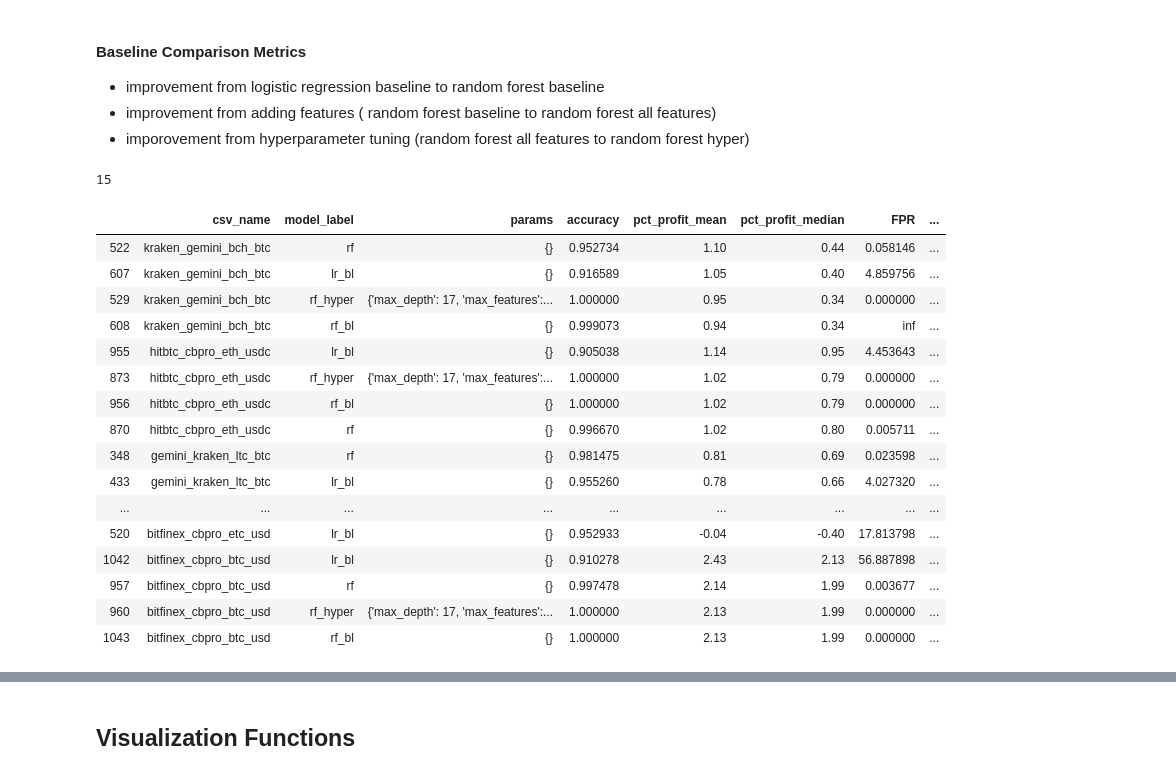
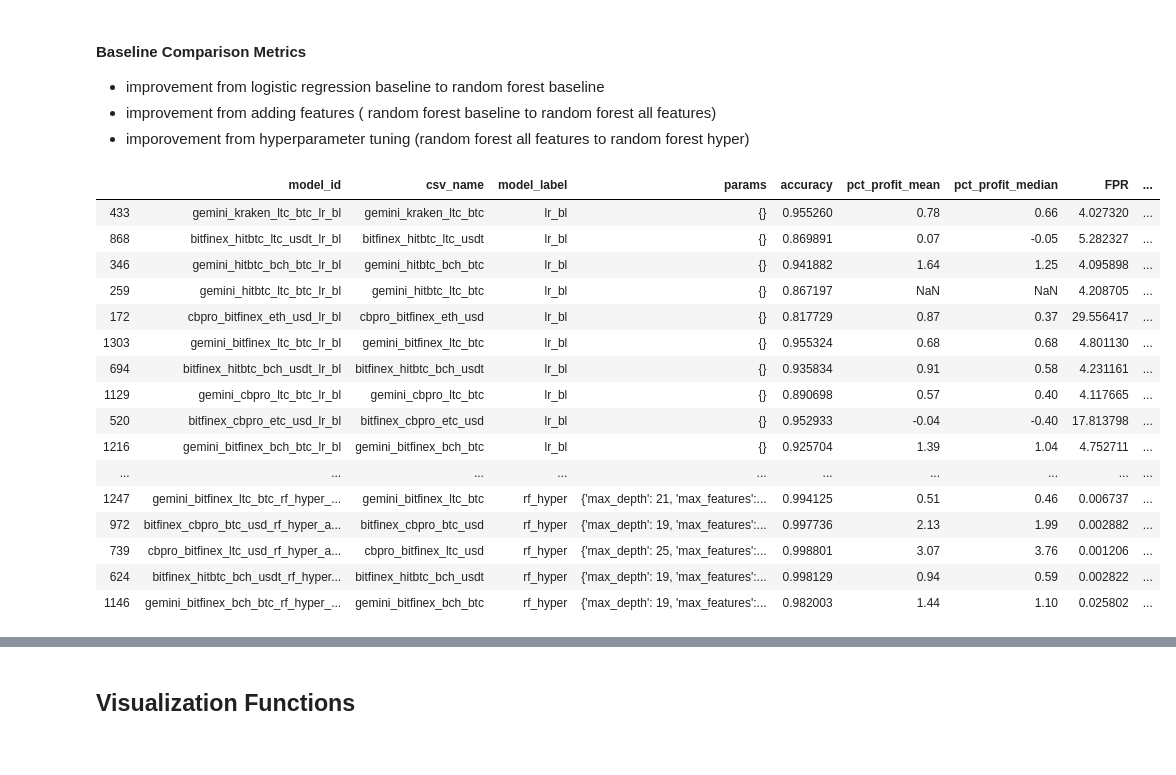
Before and after one commit to Cryptolytic-app/cryptolyticapp, a Jupyter notebook: modeling/3_arbitrage_model_evaluation.ipynb, the cells around one changed output, grey strips where cells are left out. Drawn from its saved outputs; the diff is of its cells as text; code cells hidden in the pictures.

```diff
--- a/modeling/3_arbitrage_model_evaluation.ipynb
+++ b/modeling/3_arbitrage_model_evaluation.ipynb
@@ -490,14 +476,13 @@ top_model_perf_df
 - improvement from adding features ( random forest baseline to random forest all features)
 - imporovement from hyperparameter tuning (random forest all features to random forest hyper)
 # %%
-def get_diffs(df):
+def get_diffs(df, top_models):
     """
     we wanna do this on baseline df so that it only has one
     hyper model. will cause issues if theres a bunch of them
     """
     df = df.copy()
     model_sets = set(df['csv_name'].to_list())
-    print(len(model_sets))
     labels = set(df['model_label'].to_list())
     metrics = ['accuracy', 'pct_profit_mean', 'precision_neg1', 'precision_0',
                'precision_1', 'recall_neg1', 'recall_0', 'recall_1']
@@ -529,11 +514,10 @@ def get_diffs(df):
             }
             for t in types:
                 for metric in metrics:
-                        comp_dict[f'{t}_{metric}_diff'] = (
-                            ( labels_dict[types[t][0]]['accuracy']
-                             - labels_dict[types[t][1]]['accuracy'] )
-                            / labels_dict[types[t][0]]['accuracy'] if types[t][2] else np.nan
-                        )
+                    comp_dict[f'{t}_{metric}_diff'] = (
+                        ( labels_dict[types[t][0]][metric] - labels_dict[types[t][1]][metric] )
+                        / labels_dict[types[t][0]][metric] if types[t][2] else np.nan
+                    )
             temp_dict[i] = comp_dict
         features_dict = {**features_dict, **temp_dict}
 
@@ -541,27 +525,26 @@ def get_diffs(df):
     df = pd.merge(df, feat_df, left_index=True, right_index=True)
 
     return df
-# %%
-diff_df = get_diffs(baseline_df)
-# %% [output]
-15
-# %%
-diff_df
-# %% [output]
-|  | csv_name | model_label | params | accuracy | pct_profit_mean | pct_profit_median | FPR | ... |
-| 522 | kraken_gemini_bch_btc | rf | {} | 0.952734 | 1.10 | 0.44 | 0.058146 | ... |
-| 607 | kraken_gemini_bch_btc | lr_bl | {} | 0.916589 | 1.05 | 0.40 | 4.859756 | ... |
-| 529 | kraken_gemini_bch_btc | rf_hyper | {'max_depth': 17, 'max_features':... | 1.000000 | 0.95 | 0.34 | 0.000000 | ... |
-| 608 | kraken_gemini_bch_btc | rf_bl | {} | 0.999073 | 0.94 | 0.34 | inf | ... |
-| 955 | hitbtc_cbpro_eth_usdc | lr_bl | {} | 0.905038 | 1.14 | 0.95 | 4.453643 | ... |
-| 873 | hitbtc_cbpro_eth_usdc | rf_hyper | {'max_depth': 17, 'max_features':... | 1.000000 | 1.02 | 0.79 | 0.000000 | ... |
-| 956 | hitbtc_cbpro_eth_usdc | rf_bl | {} | 1.000000 | 1.02 | 0.79 | 0.000000 | ... |
-| 870 | hitbtc_cbpro_eth_usdc | rf | {} | 0.996670 | 1.02 | 0.80 | 0.005711 | ... |
-| 348 | gemini_kraken_ltc_btc | rf | {} | 0.981475 | 0.81 | 0.69 | 0.023598 | ... |
-| 433 | gemini_kraken_ltc_btc | lr_bl | {} | 0.955260 | 0.78 | 0.66 | 4.027320 | ... |
-| ... | ... | ... | ... | ... | ... | ... | ... | ... |
-| 520 | bitfinex_cbpro_etc_usd | lr_bl | {} | 0.952933 | -0.04 | -0.40 | 17.813798 | ... |
-| 1042 | bitfinex_cbpro_btc_usd | lr_bl | {} | 0.910278 | 2.43 | 2.13 | 56.887898 | ... |
-| 957 | bitfinex_cbpro_btc_usd | rf | {} | 0.997478 | 2.14 | 1.99 | 0.003677 | ... |
-| 960 | bitfinex_cbpro_btc_usd | rf_hyper | {'max_depth': 17, 'max_features':... | 1.000000 | 2.13 | 1.99 | 0.000000 | ... |
-| 1043 | bitfinex_cbpro_btc_usd | rf_bl | {} | 1.000000 | 2.13 | 1.99 | 0.000000 | ... |
+# %%
+top_models = top_models_df['model_id'].to_list()
+diff_df = get_diffs(baseline_df, top_models)
+# %%
+diff_df.sort_values(by='model_label')
+# %% [output]
+|  | model_id | csv_name | model_label | params | accuracy | pct_profit_mean | pct_profit_median | FPR | ... |
+| 433 | gemini_kraken_ltc_btc_lr_bl | gemini_kraken_ltc_btc | lr_bl | {} | 0.955260 | 0.78 | 0.66 | 4.027320 | ... |
+| 868 | bitfinex_hitbtc_ltc_usdt_lr_bl | bitfinex_hitbtc_ltc_usdt | lr_bl | {} | 0.869891 | 0.07 | -0.05 | 5.282327 | ... |
+| 346 | gemini_hitbtc_bch_btc_lr_bl | gemini_hitbtc_bch_btc | lr_bl | {} | 0.941882 | 1.64 | 1.25 | 4.095898 | ... |
+| 259 | gemini_hitbtc_ltc_btc_lr_bl | gemini_hitbtc_ltc_btc | lr_bl | {} | 0.867197 | NaN | NaN | 4.208705 | ... |
+| 172 | cbpro_bitfinex_eth_usd_lr_bl | cbpro_bitfinex_eth_usd | lr_bl | {} | 0.817729 | 0.87 | 0.37 | 29.556417 | ... |
+| 1303 | gemini_bitfinex_ltc_btc_lr_bl | gemini_bitfinex_ltc_btc | lr_bl | {} | 0.955324 | 0.68 | 0.68 | 4.801130 | ... |
+| 694 | bitfinex_hitbtc_bch_usdt_lr_bl | bitfinex_hitbtc_bch_usdt | lr_bl | {} | 0.935834 | 0.91 | 0.58 | 4.231161 | ... |
+| 1129 | gemini_cbpro_ltc_btc_lr_bl | gemini_cbpro_ltc_btc | lr_bl | {} | 0.890698 | 0.57 | 0.40 | 4.117665 | ... |
+| 520 | bitfinex_cbpro_etc_usd_lr_bl | bitfinex_cbpro_etc_usd | lr_bl | {} | 0.952933 | -0.04 | -0.40 | 17.813798 | ... |
+| 1216 | gemini_bitfinex_bch_btc_lr_bl | gemini_bitfinex_bch_btc | lr_bl | {} | 0.925704 | 1.39 | 1.04 | 4.752711 | ... |
+| ... | ... | ... | ... | ... | ... | ... | ... | ... | ... |
+| 1247 | gemini_bitfinex_ltc_btc_rf_hyper_... | gemini_bitfinex_ltc_btc | rf_hyper | {'max_depth': 21, 'max_features':... | 0.994125 | 0.51 | 0.46 | 0.006737 | ... |
+| 972 | bitfinex_cbpro_btc_usd_rf_hyper_a... | bitfinex_cbpro_btc_usd | rf_hyper | {'max_depth': 19, 'max_features':... | 0.997736 | 2.13 | 1.99 | 0.002882 | ... |
+| 739 | cbpro_bitfinex_ltc_usd_rf_hyper_a... | cbpro_bitfinex_ltc_usd | rf_hyper | {'max_depth': 25, 'max_features':... | 0.998801 | 3.07 | 3.76 | 0.001206 | ... |
+| 624 | bitfinex_hitbtc_bch_usdt_rf_hyper... | bitfinex_hitbtc_bch_usdt | rf_hyper | {'max_depth': 19, 'max_features':... | 0.998129 | 0.94 | 0.59 | 0.002822 | ... |
+| 1146 | gemini_bitfinex_bch_btc_rf_hyper_... | gemini_bitfinex_bch_btc | rf_hyper | {'max_depth': 19, 'max_features':... | 0.982003 | 1.44 | 1.10 | 0.025802 | ... |
```
Also changed, not shown: parts of 8 cells of this notebook, 1 other file.
